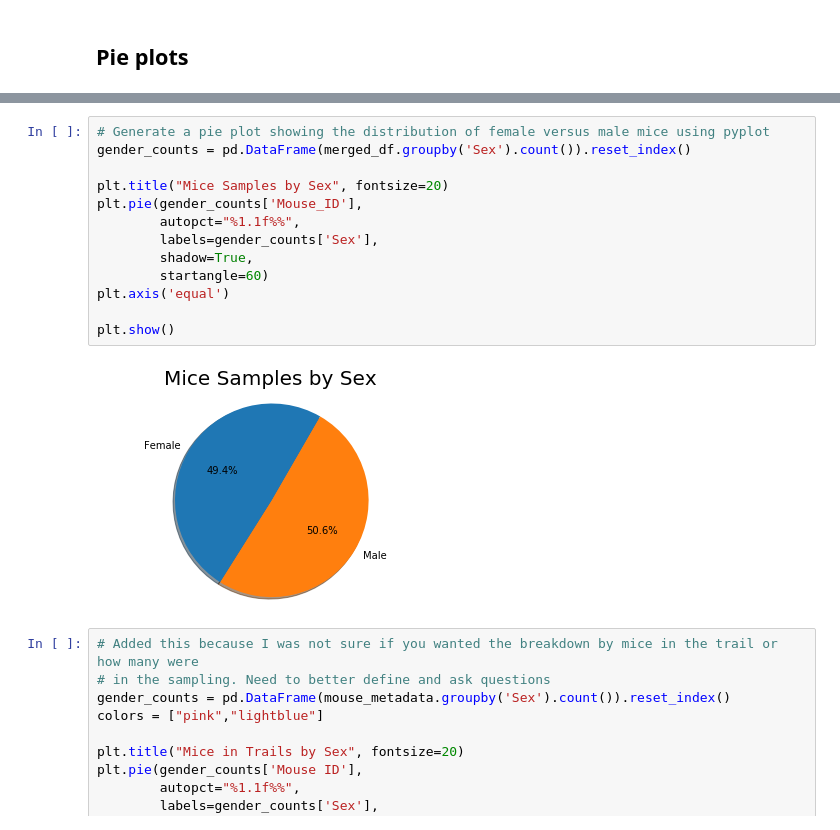
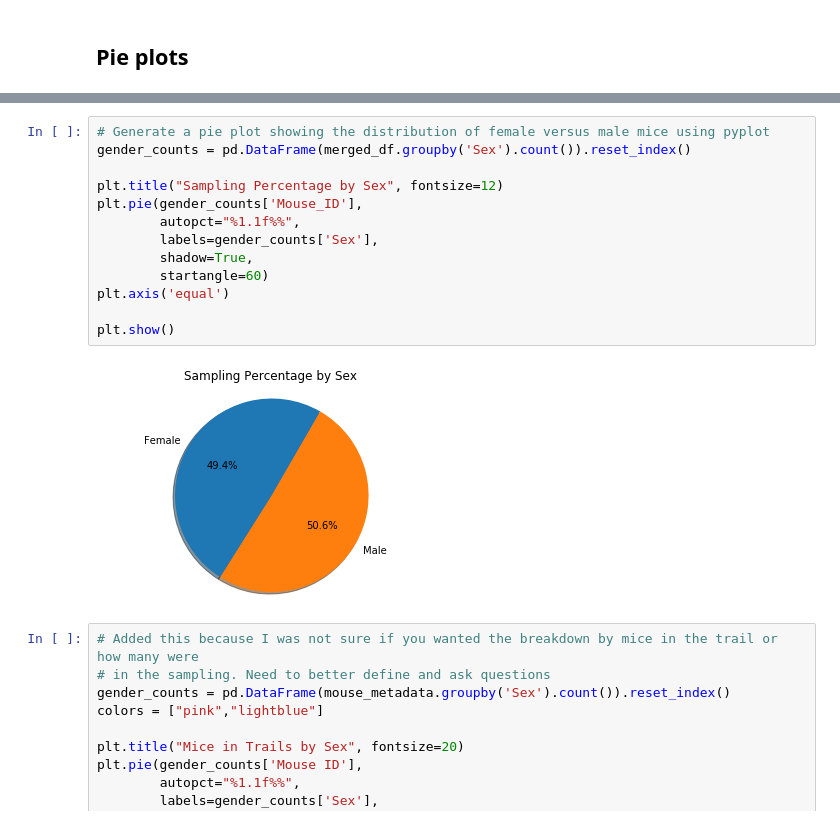
Before and after one commit to Skippy5/Matplotlib-Challenge, a Jupyter notebook: pymaceuticals_Hobba_Solved.ipynb, the cells around one changed output, grey strips where cells are left out. Cells and saved outputs as stored; diff of their text form.

```diff
--- a/pymaceuticals_Hobba_Solved.ipynb
+++ b/pymaceuticals_Hobba_Solved.ipynb
@@ -113,18 +113,18 @@ plt.show()
 # %%
 # Generate a pie plot showing the distribution of female versus male mice using pyplot
 gender_counts = pd.DataFrame(merged_df.groupby('Sex').count()).reset_index()
 
-plt.title("Mice Samples by Sex", fontsize=20)
+plt.title("Sampling Percentage by Sex", fontsize=12)
 plt.pie(gender_counts['Mouse_ID'],
         autopct="%1.1f%%",
         labels=gender_counts['Sex'],
         shadow=True,
         startangle=60)
 plt.axis('equal')
 
 plt.show()
 # %% [output]
-[figure, old version]
+[figure, new version]
 # %%
 # Added this because I was not sure if you wanted the breakdown by mice in the trail or how many were
 # in the sampling. Need to better define and ask questions
```
Also changed, not shown: parts of 3 cells of this notebook.
